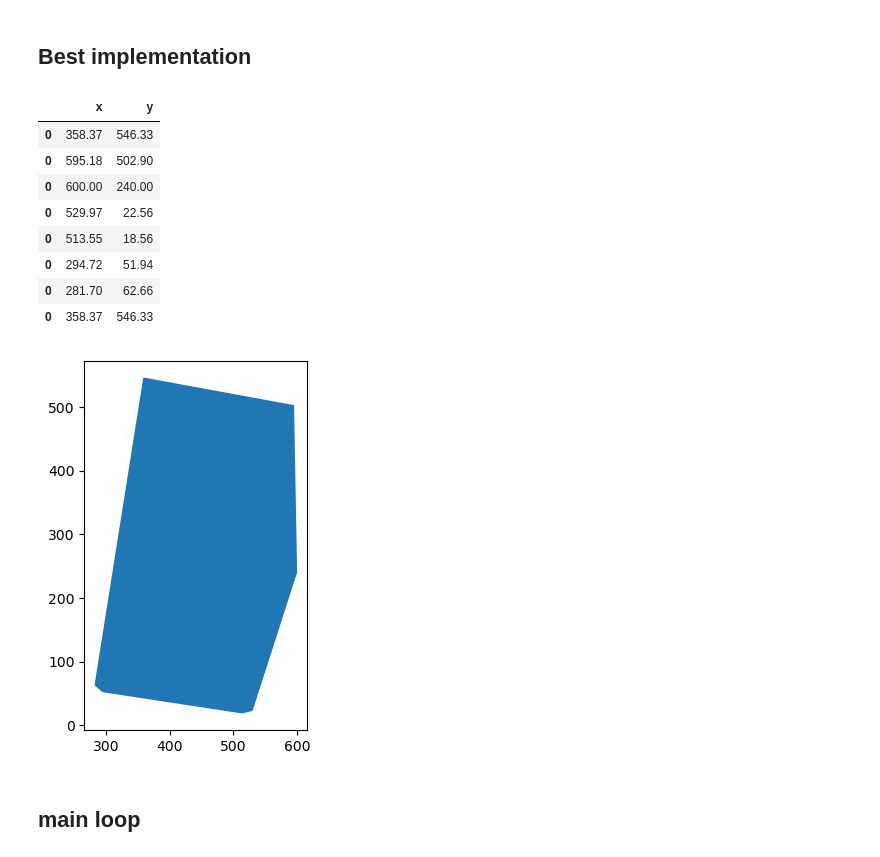
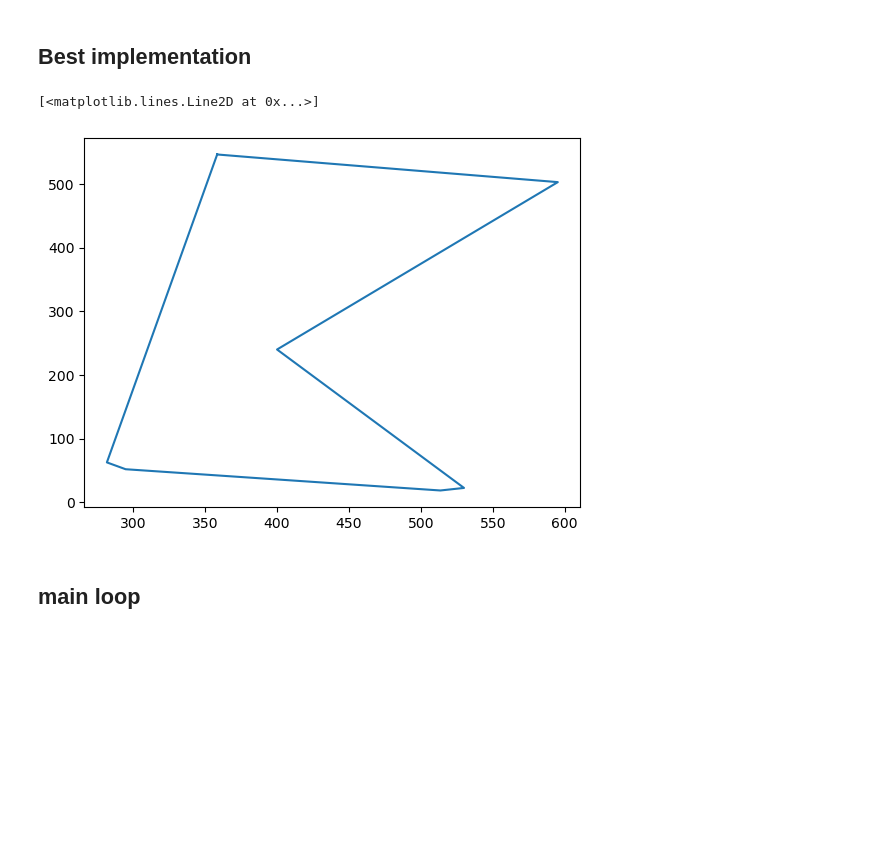
Before and after one commit to NickBak08/AgricultureRobotics, a Jupyter notebook: PathPlanning/testing_functions.ipynb, the cells around one changed output. Cells and saved outputs as stored; diff of their text form; code cells hidden in the pictures; blank space fills up the shorter version.

```diff
--- a/PathPlanning/testing_functions.ipynb
+++ b/PathPlanning/testing_functions.ipynb
@@ -732,46 +733,42 @@ def load_data(filepath,include_obstacles = False):
     args:
         filepath (str): filepath that contains the json file to be parsed
         include_obstacles (bool): boolean to indicate if you want to include the obstacles in the resulting field (will probably be usefull for some debugging)
 
     returns:
         field (geopandas Geoseries)
 
     """
     # This cell opens the json file that contains field geometry
     with open(filepath) as json_file:
         json_data = json.load(json_file) # or geojson.load(json_file)
 
     # This cell parses the json data and obtains a list with the coordinates for each polygon like
     # [[polygon1_coords],[polygon2_coords],....]
     # where polygon1_coords looks something like this: [[x1,y1],[x2,y2],......]
     coordinates = []
     polygons = []
     for i in range(len(json_data['features'])):
         coordinates.append(json_data['features'][i]['geometry']['coordinates'])
         polygons.append(gpd.GeoSeries(Polygon(coordinates[i][0])))
 
     field = polygons[0]
     if include_obstacles:
         for i in range(1,len(polygons)):
             field = field.symmetric_difference(polygons[i])
 
     return field
 
 field = load_data("./data/field_geometry/test_2.json")
-field.plot()
-type(field)
-field.get_coordinates()
+# field.plot()
+# field = field.buffer(-10)
+field_coords = field.get_coordinates()
+
+plt.plot(field_coords['x'],field_coords['y'])
+# plt.xlim([380,450])
+# plt.ylim([200,350])
 # %% [output]
-|  | x | y |
-| 0 | 358.37 | 546.33 |
-| 0 | 595.18 | 502.90 |
-| 0 | 600.00 | 240.00 |
-| 0 | 529.97 | 22.56 |
-| 0 | 513.55 | 18.56 |
-| 0 | 294.72 | 51.94 |
-| 0 | 281.70 | 62.66 |
-| 0 | 358.37 | 546.33 |
+[<matplotlib.lines.Line2D at 0x...>]
-[figure, old version]
+[figure, new version]
 # %%
 
 def generate_headlands(field,size):
```
Also changed, not shown: parts of 8 cells of this notebook.
